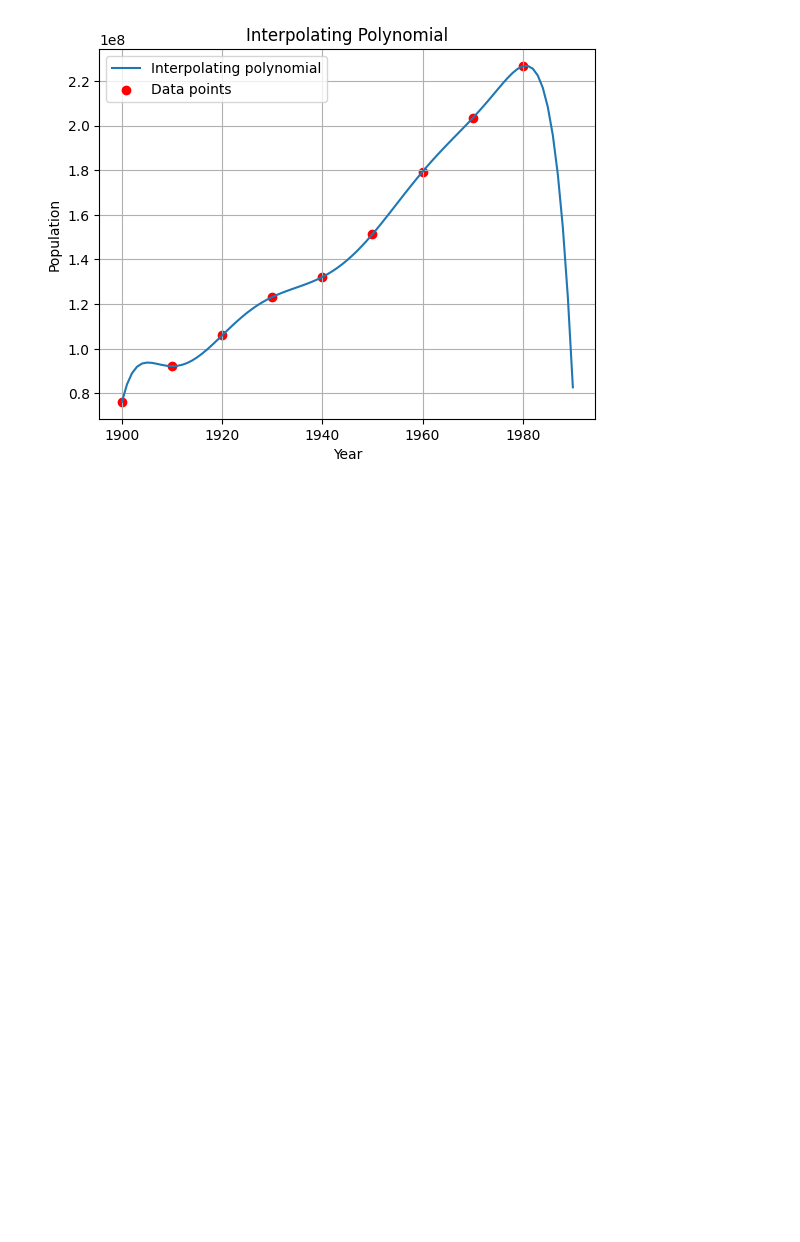
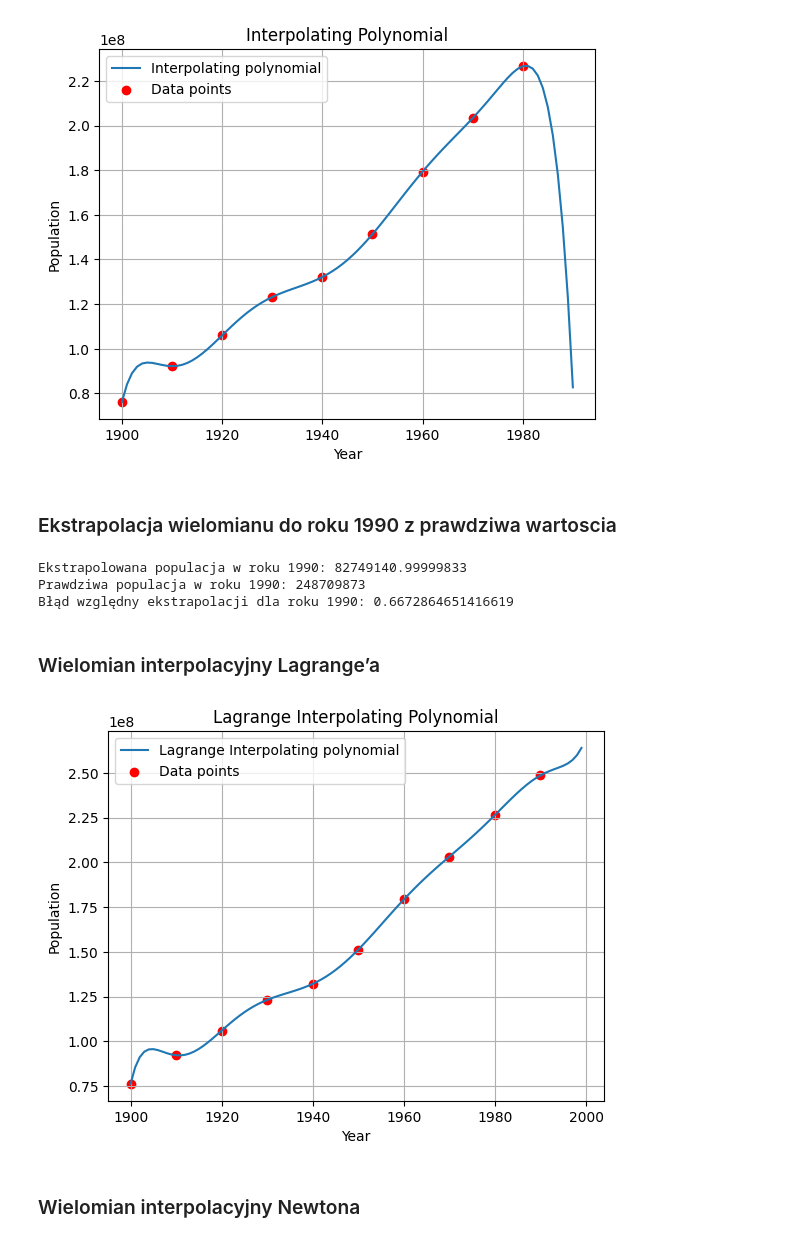
Before and after one commit to arturgesiarz/CalculationTechMethods-Course, a Jupyter notebook: lab03/ex1.ipynb, the cells around one changed output. Drawn from its saved outputs; the diff is of its cells as text; code cells hidden in the pictures; blank space fills up the shorter version.

```diff
--- a/lab03/ex1.ipynb
+++ b/lab03/ex1.ipynb
@@ -84,3 +103,19 @@ plt.grid(True)
 plt.show()
 # %% [output]
 [figure]
+# %% [markdown]
+### Ekstrapolacja wielomianu do roku 1990 z prawdziwa wartoscia
+# %%
+extrapolated_population = polynomial_interpolation(coefficients, fourth_base_function, 1990)
+true_population_1990 = 248709873
+relative_error = abs(extrapolated_population - true_population_1990) / true_population_1990
+
+print("Ekstrapolowana populacja w roku 1990:", extrapolated_population)
+print("Prawdziwa populacja w roku 1990:", true_population_1990)
+print("Błąd względny ekstrapolacji dla roku 1990:", relative_error)
+# %% [output]
+Ekstrapolowana populacja w roku 1990: 82749140.99999833
+Prawdziwa populacja w roku 1990: 248709873
+Błąd względny ekstrapolacji dla roku 1990: 0.6672864651416619
+# %% [markdown]
+### Wielomian interpolacyjny Lagrange’a
@@ -86,0 +146,26 @@ plt.show()
+# %%
+population_US_years_added = list(population_US.keys())
+population_US_years_added.append(1990)
+
+population_US_population_added = list(population_US.values())
+population_US_population_added.append(true_population_1990)
+
+x = np.array(population_US_years_added)
+y = np.array(population_US_population_added)
+
+
+x_interp = np.arange(1900, 2000)
+y_interp = lagrange_interpolation(x, y, x_interp)
+
+plt.plot(x_interp, y_interp, label='Lagrange Interpolating polynomial')
+plt.scatter(x, y, color='red', label='Data points')
+plt.title('Lagrange Interpolating Polynomial')
+plt.xlabel('Year')
+plt.ylabel('Population')
+plt.legend()
+plt.grid(True)
+plt.show()
+# %% [output]
+[figure, added]
+# %% [markdown]
+### Wielomian interpolacyjny Newtona
```
Also changed, not shown: parts of 14 cells of this notebook.
